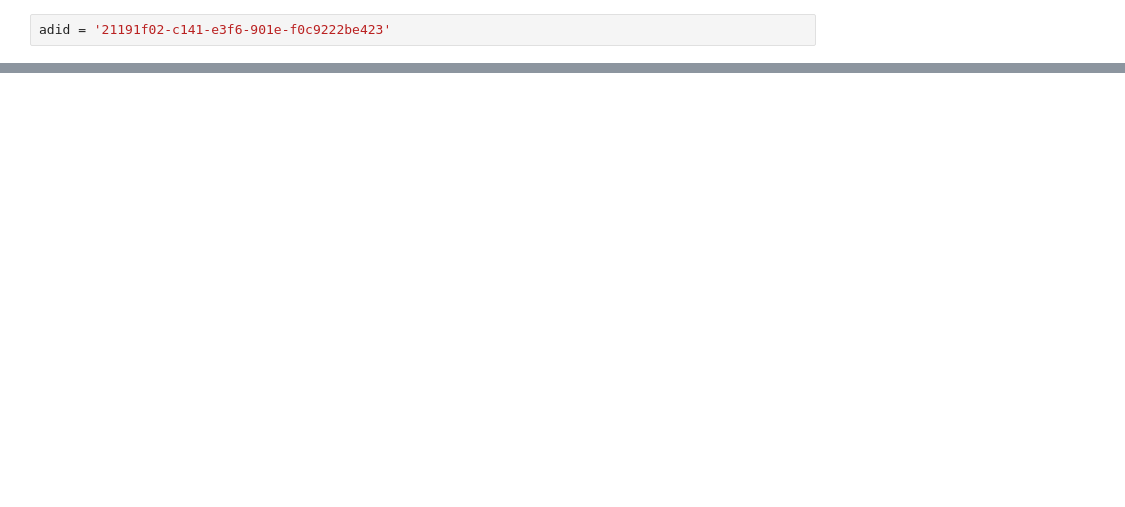
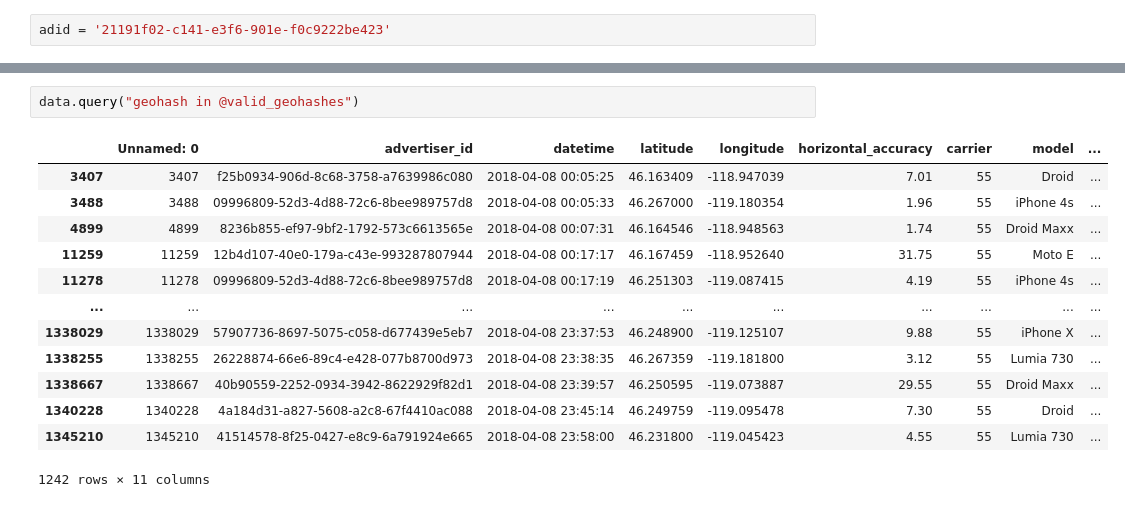
Before and after one commit to atrayn1/AGILE-Share-AY25, a Jupyter notebook: colocation_tests.ipynb, the cells around one changed output, grey strips where cells are left out. Saved outputs shown, nothing was run; the diff lists cells and outputs as text; blank space fills up the shorter version.

```diff
--- a/colocation_tests.ipynb
+++ b/colocation_tests.ipynb
@@ -45,0 +156,16 @@ True
+# %%
+data.query("geohash in @valid_geohashes")
+# %% [output]
+|  | Unnamed: 0 | advertiser_id | datetime | latitude | longitude | horizontal_accuracy | carrier | model | ... |
+| 3407 | 3407 | f25b0934-906d-8c68-3758-a7639986c080 | 2018-04-08 00:05:25 | 46.163409 | -118.947039 | 7.01 | 55 | Droid | ... |
+| 3488 | 3488 | 09996809-52d3-4d88-72c6-8bee989757d8 | 2018-04-08 00:05:33 | 46.267000 | -119.180354 | 1.96 | 55 | iPhone 4s | ... |
+| 4899 | 4899 | 8236b855-ef97-9bf2-1792-573c6613565e | 2018-04-08 00:07:31 | 46.164546 | -118.948563 | 1.74 | 55 | Droid Maxx | ... |
+| 11259 | 11259 | 12b4d107-40e0-179a-c43e-993287807944 | 2018-04-08 00:17:17 | 46.167459 | -118.952640 | 31.75 | 55 | Moto E | ... |
+| 11278 | 11278 | 09996809-52d3-4d88-72c6-8bee989757d8 | 2018-04-08 00:17:19 | 46.251303 | -119.087415 | 4.19 | 55 | iPhone 4s | ... |
+| ... | ... | ... | ... | ... | ... | ... | ... | ... | ... |
+| 1338029 | 1338029 | 57907736-8697-5075-c058-d677439e5eb7 | 2018-04-08 23:37:53 | 46.248900 | -119.125107 | 9.88 | 55 | iPhone X | ... |
+| 1338255 | 1338255 | 26228874-66e6-89c4-e428-077b8700d973 | 2018-04-08 23:38:35 | 46.267359 | -119.181800 | 3.12 | 55 | Lumia 730 | ... |
+| 1338667 | 1338667 | 40b90559-2252-0934-3942-8622929f82d1 | 2018-04-08 23:39:57 | 46.250595 | -119.073887 | 29.55 | 55 | Droid Maxx | ... |
+| 1340228 | 1340228 | 4a184d31-a827-5608-a2c8-67f4410ac088 | 2018-04-08 23:45:14 | 46.249759 | -119.095478 | 7.30 | 55 | Droid | ... |
+| 1345210 | 1345210 | 41514578-8f25-0427-e8c9-6a791924e665 | 2018-04-08 23:58:00 | 46.231800 | -119.045423 | 4.55 | 55 | Lumia 730 | ... |
+1242 rows × 11 columns
```
Also changed, not shown: parts of 18 cells of this notebook.
